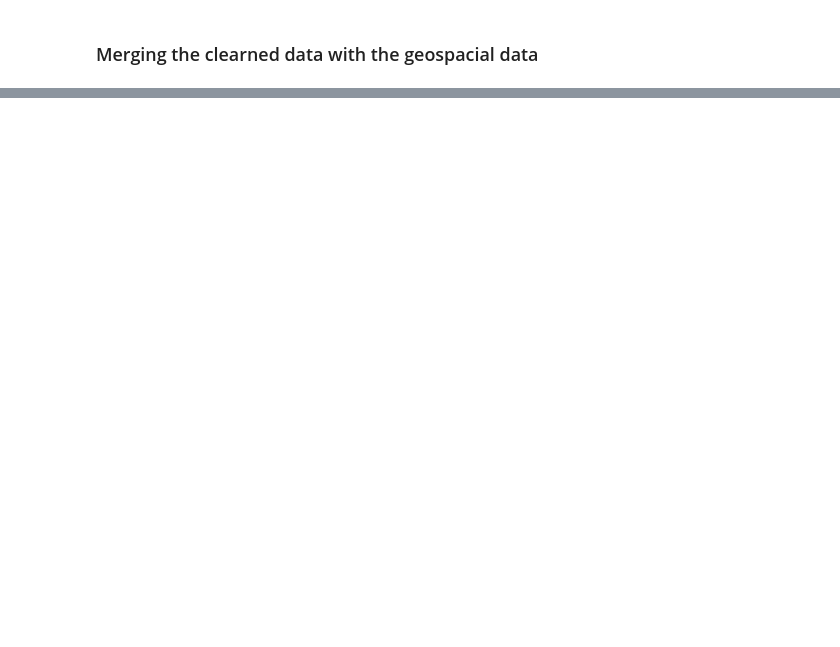
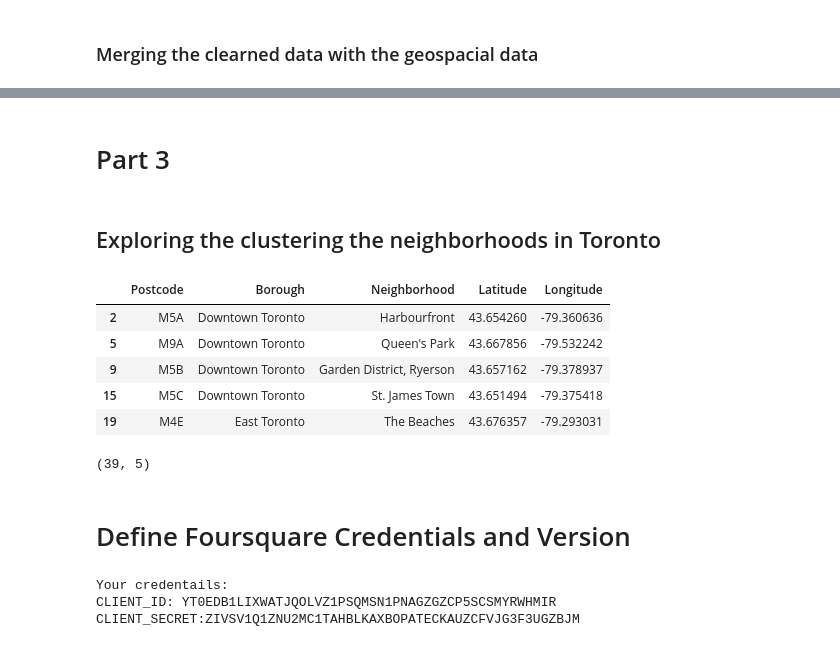
Before and after one commit to Jaskanwal/IBM-Data-Science-Professional-Certificate, a Jupyter notebook: SegmentingAndClusteringNeighborhoodsInToronto.ipynb, the cells around one changed output, grey strips where cells are left out. Cells and saved outputs as stored; diff of their text form; code cells hidden in the pictures; blank space fills up the shorter version.

```diff
--- a/SegmentingAndClusteringNeighborhoodsInToronto.ipynb
+++ b/SegmentingAndClusteringNeighborhoodsInToronto.ipynb
@@ -70,0 +85,33 @@ Merged_df.head()
+# %% [markdown]
+# Part 3
+# %% [markdown]
+## Exploring the clustering the neighborhoods in Toronto
+# %%
+# Filtering Boroughs that have the word Toronto in them
+Toronto_data=Merged_df[Merged_df['Borough'].str.lower().str.find('toronto')>0]
+Toronto_data.head()
+# %% [output]
+|  | Postcode | Borough | Neighborhood | Latitude | Longitude |
+| 2 | M5A | Downtown Toronto | Harbourfront | 43.654260 | -79.360636 |
+| 5 | M9A | Downtown Toronto | Queen's Park | 43.667856 | -79.532242 |
+| 9 | M5B | Downtown Toronto | Garden District, Ryerson | 43.657162 | -79.378937 |
+| 15 | M5C | Downtown Toronto | St. James Town | 43.651494 | -79.375418 |
+| 19 | M4E | East Toronto | The Beaches | 43.676357 | -79.293031 |
+# %%
+Toronto_data.shape
+# %% [output]
+(39, 5)
+# %% [markdown]
+# Define Foursquare Credentials and Version
+# %%
+CLIENT_ID = 'YT0EDB1LIXWATJQOLVZ1PSQMSN1PNAGZGZCP5SCSMYRWHMIR' # your Foursquare ID
+CLIENT_SECRET = 'ZIVSV1Q1ZNU2MC1TAHBLKAXBOPATECKAUZCFVJG3F3UGZBJM' # your Foursquare Secret
+VERSION = '20180605' # Foursquare API version
+
+print('Your credentails:')
+print('CLIENT_ID: ' + CLIENT_ID)
+print('CLIENT_SECRET:' + CLIENT_SECRET)
+# %% [output]
+Your credentails:
+CLIENT_ID: YT0EDB1LIXWATJQOLVZ1PSQMSN1PNAGZGZCP5SCSMYRWHMIR
+CLIENT_SECRET:ZIVSV1Q1ZNU2MC1TAHBLKAXBOPATECKAUZCFVJG3F3UGZBJM
```
Also changed, not shown: parts of 20 cells of this notebook.
